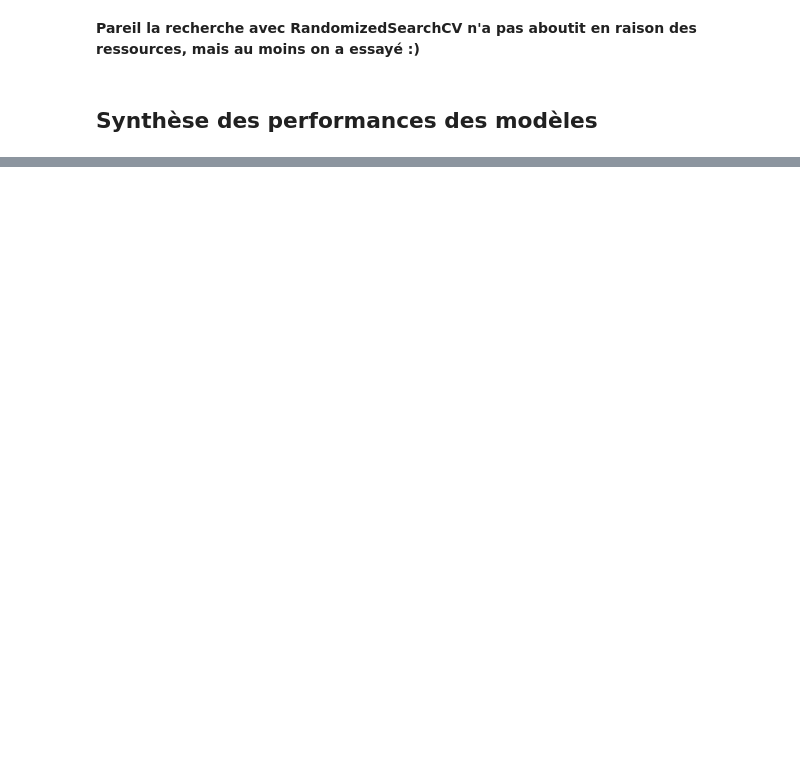
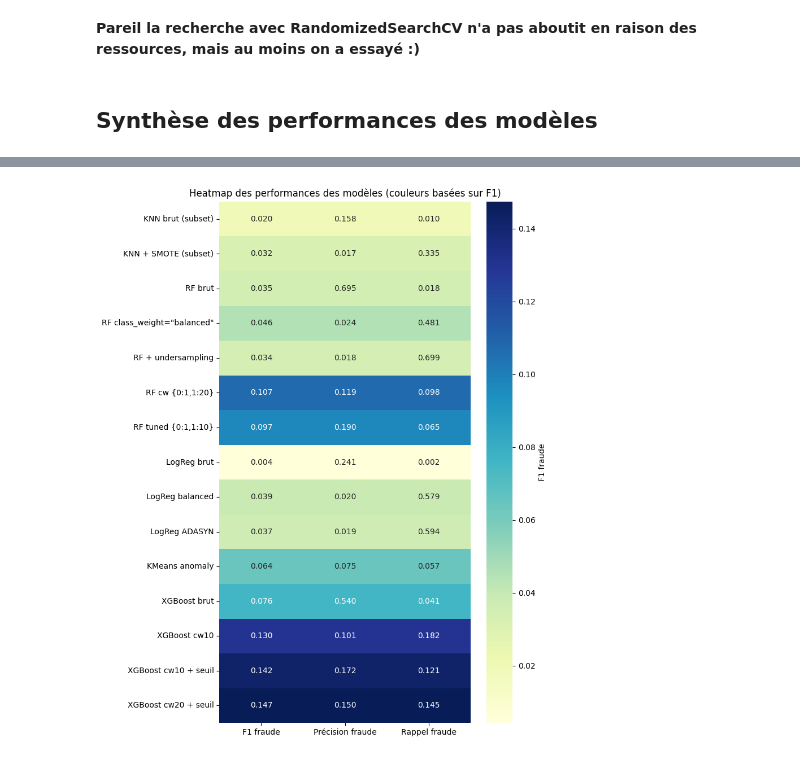
Before and after one commit to yousra-bouhanna/Machine_Learning_Challenge, a Jupyter notebook: Part 2.ipynb, the cells around one changed output, grey strips where cells are left out. Saved outputs shown, nothing was run; the diff lists cells and outputs as text; code cells hidden in the pictures; blank space fills up the shorter version.

```diff
--- a/Part 2.ipynb
+++ b/Part 2.ipynb
@@ -1058,0 +1149,27 @@ print(classification_report(y_test, y_pred_best, digits=3))
+# %%
+# Heatmap des performances pour les différents modèles
+import seaborn as sns
+
+
+# On garde les trois métriques pour les annotations
+df_heatmap = df_results.set_index("Modèle")[["F1 fraude", "Précision fraude", "Rappel fraude"]]
+
+# Les couleurs sont uniquement basées sur F1 :
+color_matrix = np.repeat(df_heatmap[["F1 fraude"]].values, 3, axis=1)
+
+plt.figure(figsize=(8, 10))
+sns.heatmap(
+    color_matrix,
+    annot=df_heatmap.values,
+    fmt=".3f",
+    cmap="YlGnBu",
+    cbar_kws={"label": "F1 fraude"},
+    yticklabels=df_heatmap.index,
+    xticklabels=["F1 fraude", "Précision fraude", "Rappel fraude"]
+)
+plt.title("Heatmap des performances des modèles (couleurs basées sur F1)")
+plt.tight_layout()
+plt.savefig("heatmap_performances_f1_only.png", dpi=300)
+plt.show()
+# %% [output]
+[figure, added]
```
Also changed, not shown: parts of 28 cells of this notebook, 3 other files.
